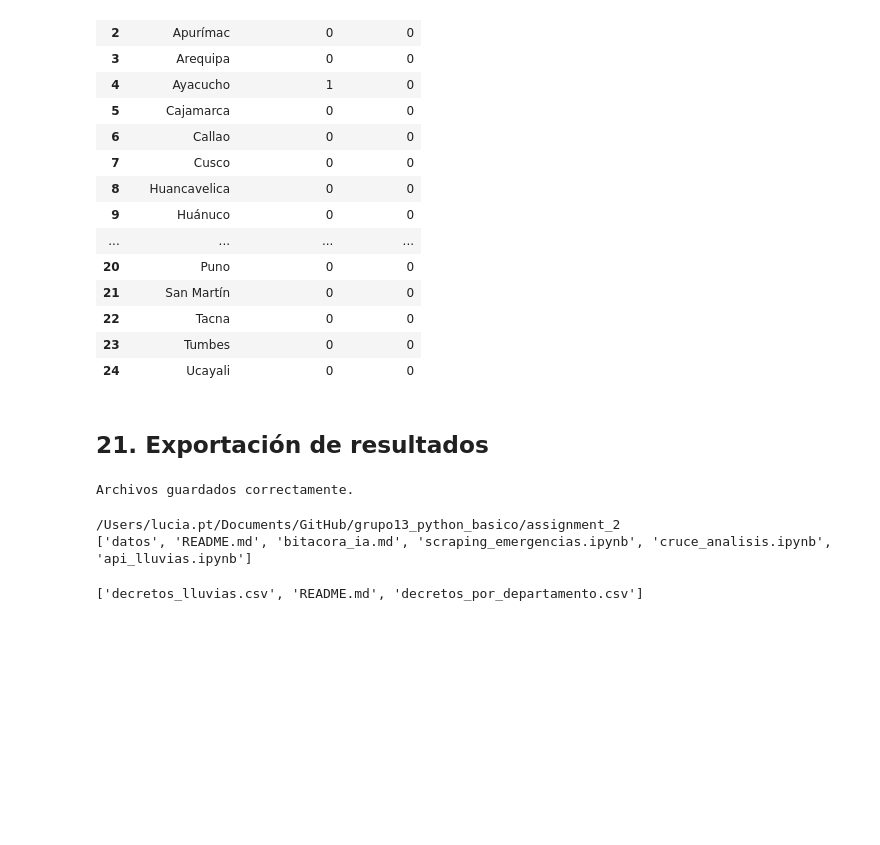
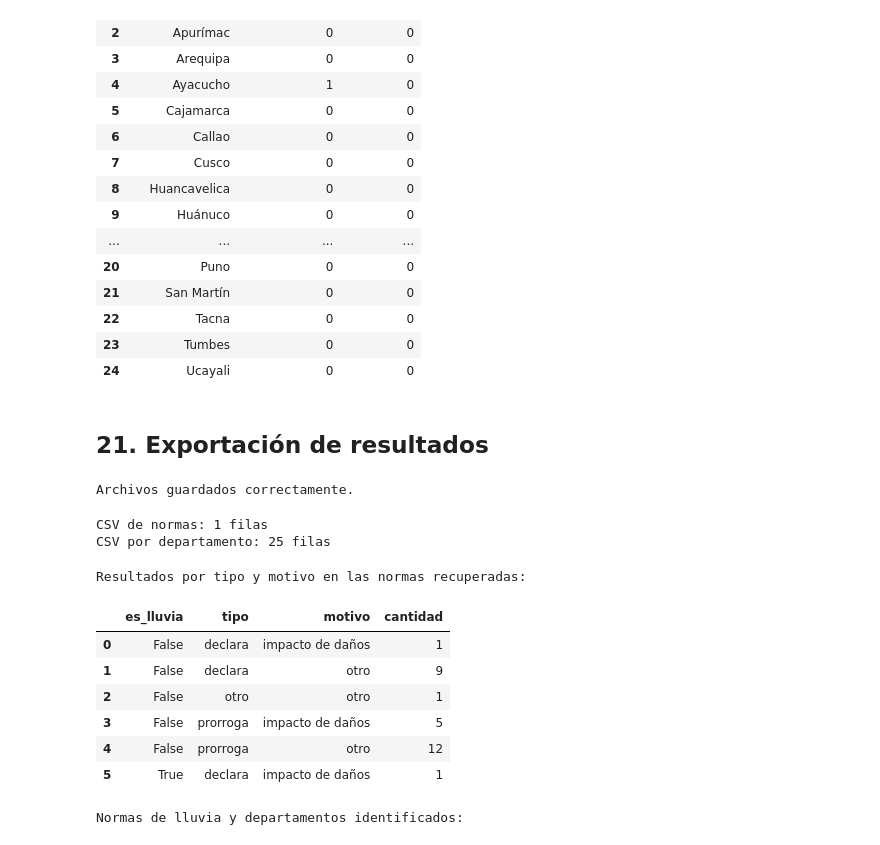
Before and after one commit to bocchienjoyer/grupo13_python_basico, a Jupyter notebook: assignment_2/scraping_emergencias.ipynb, the cells around one changed output. Saved outputs shown, nothing was run; the diff lists cells and outputs as text; code cells hidden in the pictures; blank space fills up the shorter version.

```diff
--- a/assignment_2/scraping_emergencias.ipynb
+++ b/assignment_2/scraping_emergencias.ipynb
@@ -425,42 +299,7 @@ Resultados encontrados: 7
 # %% [markdown]
 #### Extraer datos - Mayo 2022
 # %%
-datos_mayo = []
-
-for article in articles:
-
-    enlace_elemento = article.find_element(
-        By.CSS_SELECTOR,
-        "h4 a"
-    )
-
-    numero = enlace_elemento.text.strip()
-
-    fecha = article.find_element(
-        By.XPATH,
-        ".//span[contains(text(), 'Publicado:')]"
-    ).text.strip()
-
-    titulo = article.find_element(
-        By.CSS_SELECTOR,
-        "p"
-    ).text.strip()
-
-    enlace = enlace_elemento.get_attribute("href")
-
-    if enlace.startswith("/"):
-        enlace = "https://www.gob.pe" + enlace
-
-    datos_mayo.append({
-        "mes": "mayo",
-        "numero": numero,
-        "fecha": fecha,
-        "titulo": titulo,
-        "enlace": enlace
-    })
-
-df_mayo = pd.DataFrame(datos_mayo)
-
+df_mayo = pd.DataFrame(datos_mayo, columns=["mes", "numero", "fecha", "titulo", "enlace"])
 print("Resultados extraídos:", len(df_mayo))
 # %% [output]
 Resultados extraídos: 7
@@ -844,14 +660,32 @@ print("Archivos guardados correctamente.")
 # %% [output]
 Archivos guardados correctamente.
 # %%
-import os
-
-print(os.getcwd())
-print(os.listdir())
+# Verificamos los archivos que utilizará la Parte 3.
+decretos_guardados = pd.read_csv("datos/decretos_lluvias.csv")
+departamentos_guardados = pd.read_csv("datos/decretos_por_departamento.csv")
+assert list(decretos_guardados.columns) == ["numero", "fecha", "titulo", "tipo", "motivo", "enlace"]
+assert list(departamentos_guardados.columns) == ["departamento", "declaratorias", "prorrogas"]
+assert len(departamentos_guardados) == 25
+assert departamentos_guardados["departamento"].is_unique
+assert set(departamentos_guardados["departamento"]) == set(departamentos)
+assert departamentos_guardados.notna().all().all()
+print("CSV de normas:", len(decretos_guardados), "filas")
+print("CSV por departamento:", len(departamentos_guardados), "filas")
 # %% [output]
-/Users/lucia.pt/Documents/GitHub/grupo13_python_basico/assignment_2
-['datos', 'README.md', 'bitacora_ia.md', 'scraping_emergencias.ipynb', 'cruce_analisis.ipynb', 'api_lluvias.ipynb']
+CSV de normas: 1 filas
+CSV por departamento: 25 filas
 # %%
-print(os.listdir("datos"))
+print("Resultados por tipo y motivo en las normas recuperadas:")
+display(df_todos.groupby(["es_lluvia", "tipo", "motivo"]).size().reset_index(name="cantidad"))
+print("Normas de lluvia y departamentos identificados:")
+display(df_lluvias[["numero", "titulo", "tipo", "motivo", "departamentos"]])
 # %% [output]
-['decretos_lluvias.csv', 'README.md', 'decretos_por_departamento.csv']
+Resultados por tipo y motivo en las normas recuperadas:
+|  | es_lluvia | tipo | motivo | cantidad |
+| 0 | False | declara | impacto de daños | 1 |
+| 1 | False | declara | otro | 9 |
+| 2 | False | otro | otro | 1 |
+| 3 | False | prorroga | impacto de daños | 5 |
+| 4 | False | prorroga | otro | 12 |
+| 5 | True | declara | impacto de daños | 1 |
+Normas de lluvia y departamentos identificados:
```
Also changed, not shown: parts of 20 cells of this notebook.
